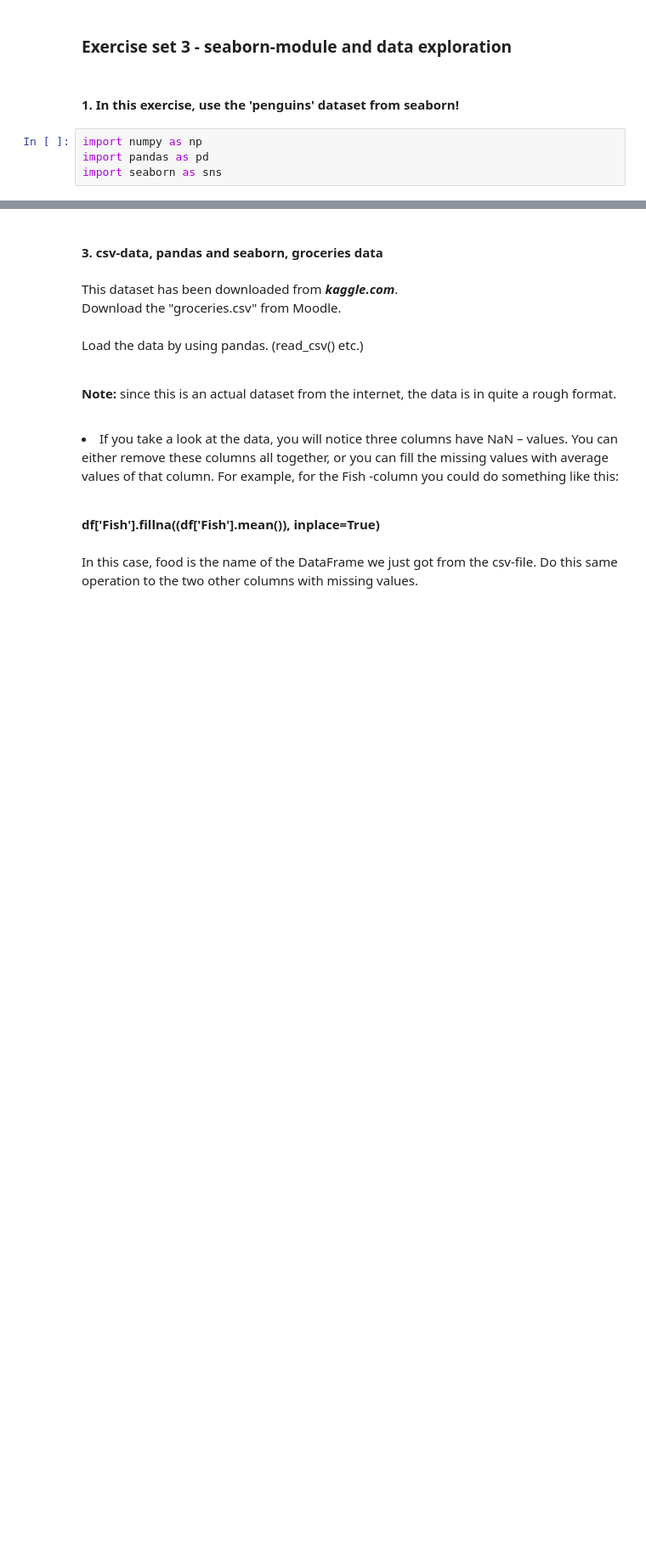
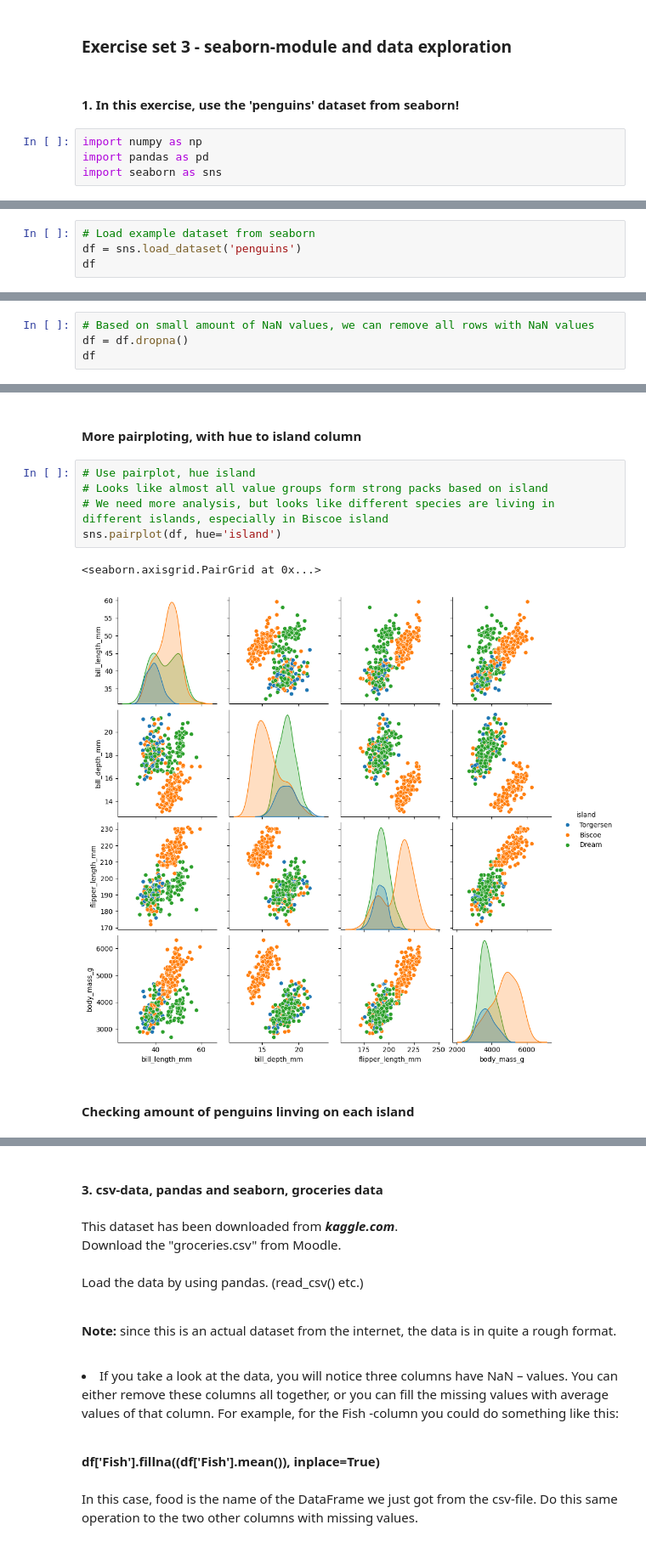
Before and after one commit to jtsillan/DataAnalytics, a Jupyter notebook: exercise_set_3/exercise_set_3.ipynb, the cells around one changed output, grey strips where cells are left out. Shown at 85% size. Saved outputs shown, nothing was run; the diff lists cells and outputs as text; blank space fills up the shorter version.

```diff
--- a/exercise_set_3/exercise_set_3.ipynb
+++ b/exercise_set_3/exercise_set_3.ipynb
@@ -166,0 +9,4 @@ bigger or lower consumption?</li>
+# %%
+# Load example dataset from seaborn
+df = sns.load_dataset('penguins')
+df
@@ -166,0 +63,4 @@ bigger or lower consumption?</li>
+# %%
+# Based on small amount of NaN values, we can remove all rows with NaN values
+df = df.dropna()
+df
@@ -166,0 +94,12 @@ bigger or lower consumption?</li>
+# %% [markdown]
+#### More pairploting, with hue to island column
+# %%
+# Use pairplot, hue island
+# Looks like almost all value groups form strong packs based on island
+# We need more analysis, but looks like different species are living in different islands, especially in Biscoe island
+sns.pairplot(df, hue='island')
+# %% [output]
+<seaborn.axisgrid.PairGrid at 0x...>
+[figure, added]
+# %% [markdown]
+#### Checking amount of penguins linving on each island
```
Also changed, not shown: parts of 68 cells of this notebook.
